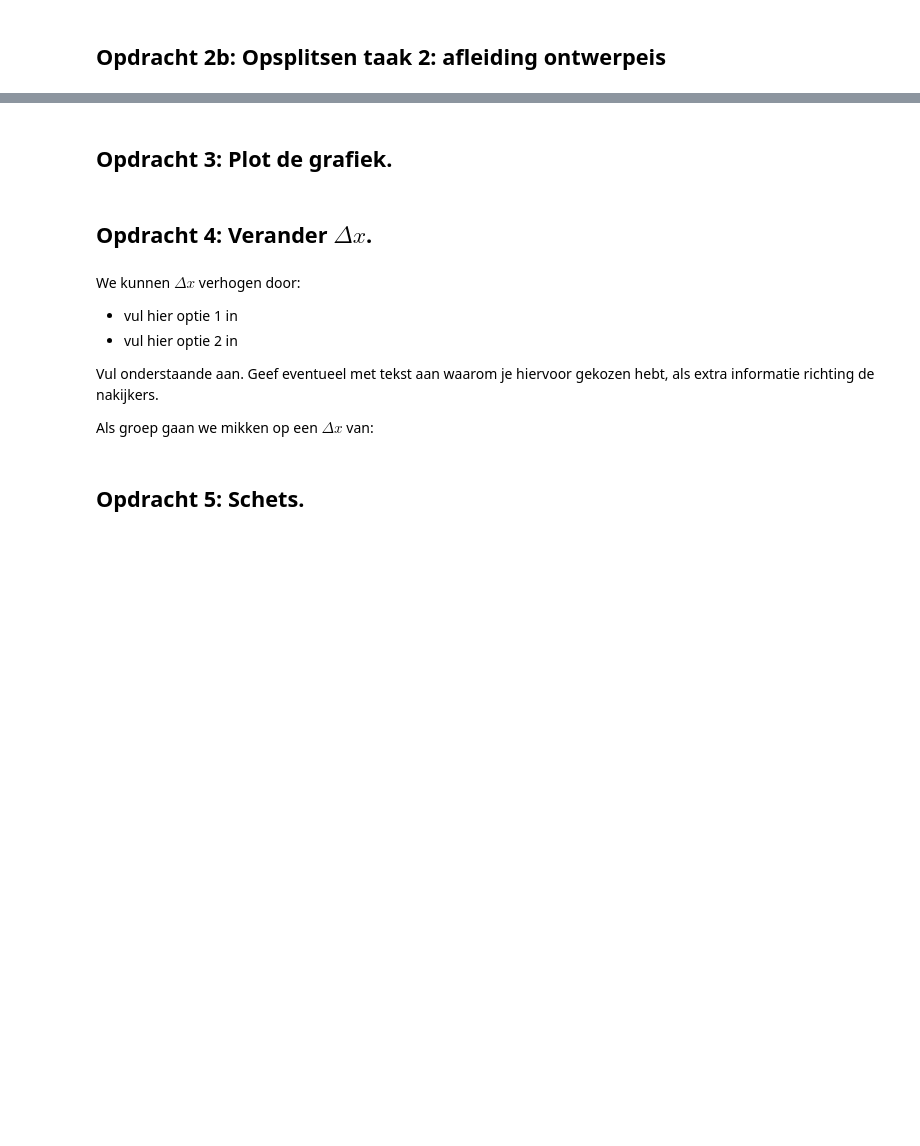
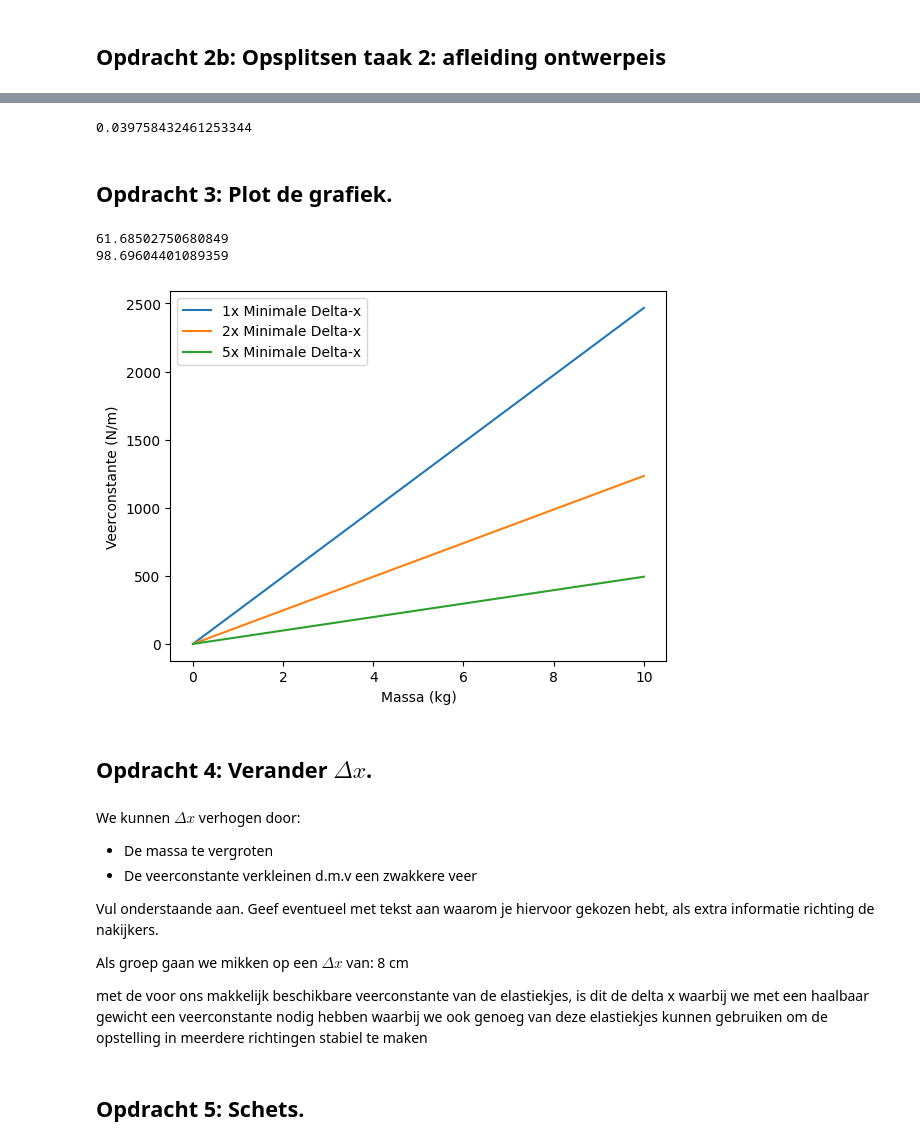
Before and after one commit to TijlGerritsen/opdrachten-DEF-D-TijlG, a Jupyter notebook: FysiekeOntwerpopdrachten/5MaakEenOpstellingTrillingsvrij/Ontwerpopdracht5MaakEenOpstellingTrillingsvrijInvulTemplate.ipynb, the cells around one changed output, grey strips where cells are left out. Drawn from its saved outputs; the diff is of its cells as text; code cells hidden in the pictures; blank space fills up the shorter version.

```diff
--- a/FysiekeOntwerpopdrachten/5MaakEenOpstellingTrillingsvrij/Ontwerpopdracht5MaakEenOpstellingTrillingsvrijInvulTemplate.ipynb
+++ b/FysiekeOntwerpopdrachten/5MaakEenOpstellingTrillingsvrij/Ontwerpopdracht5MaakEenOpstellingTrillingsvrijInvulTemplate.ipynb
@@ -60,21 +76,51 @@ def formule(f0):
 # %%
 # Bereken hier de minimale Delta-x waarbij je aan de eis van de opdracht voldoet.
+g = 9.81
+def deltax(f0):
+    omega0 = 2*np.pi*f0
+    delta_x =  g / omega0**2
+    return delta_x
+
+minimale_deltax = deltax(kantelfrequentie(5))
+print(minimale_deltax)
+# %% [output]
+0.039758432461253344
 # %% [markdown]
 ## Opdracht 3: Plot de grafiek.
 # %%
 # Voeg hier je plot in. Lees goed de opdracht wat er in de grafiek moet staan!
 # Het is ook handig om je grafiek op te slaan, doe dat door met plt.savefig().
+def C(m, delta_x):
+    C = m*g/delta_x
+    return C
+m = np.linspace(0,10,100)
+plt.figure()
+plt.plot(m, C(m, minimale_deltax), label='1x Minimale Delta-x')
+plt.plot(m, C(m, 2*minimale_deltax), label='2x Minimale Delta-x')
+plt.plot(m, C(m, 5*minimale_deltax), label='5x Minimale Delta-x')
+plt.xlabel('Massa (kg)')
+plt.ylabel('Veerconstante (N/m)')
+plt.legend()
+print(C(0.5, 2*minimale_deltax))
+print(C(0.400,minimale_deltax))
+plt.savefig('veerconstante.png')
+# %% [output]
+61.68502750680849
+98.69604401089359
+[figure, added]
 # %% [markdown]
 ## Opdracht 4: Verander $\Delta x$.
 # %% [markdown]
 We kunnen $\Delta x$ verhogen door:
 
-- vul hier optie 1 in
-- vul hier optie 2 in
+- De massa te vergroten
+- De veerconstante verkleinen d.m.v een zwakkere veer
 
 Vul onderstaande aan. Geef eventueel met tekst aan waarom je hiervoor gekozen hebt, als extra informatie richting de nakijkers.
 
-Als groep gaan we mikken op een $\Delta x$ van:
+Als groep gaan we mikken op een $\Delta x$ van: 8 cm
+
+met de voor ons makkelijk beschikbare veerconstante van de elastiekjes, is dit de delta x waarbij we met een haalbaar gewicht een veerconstante nodig hebben waarbij we ook genoeg van deze elastiekjes kunnen gebruiken om de opstelling in meerdere richtingen stabiel te maken
 # %% [markdown]
 ## Opdracht 5: Schets.
 # %% [markdown]
```
Also changed, not shown: parts of 8 cells of this notebook, 4 other files.
